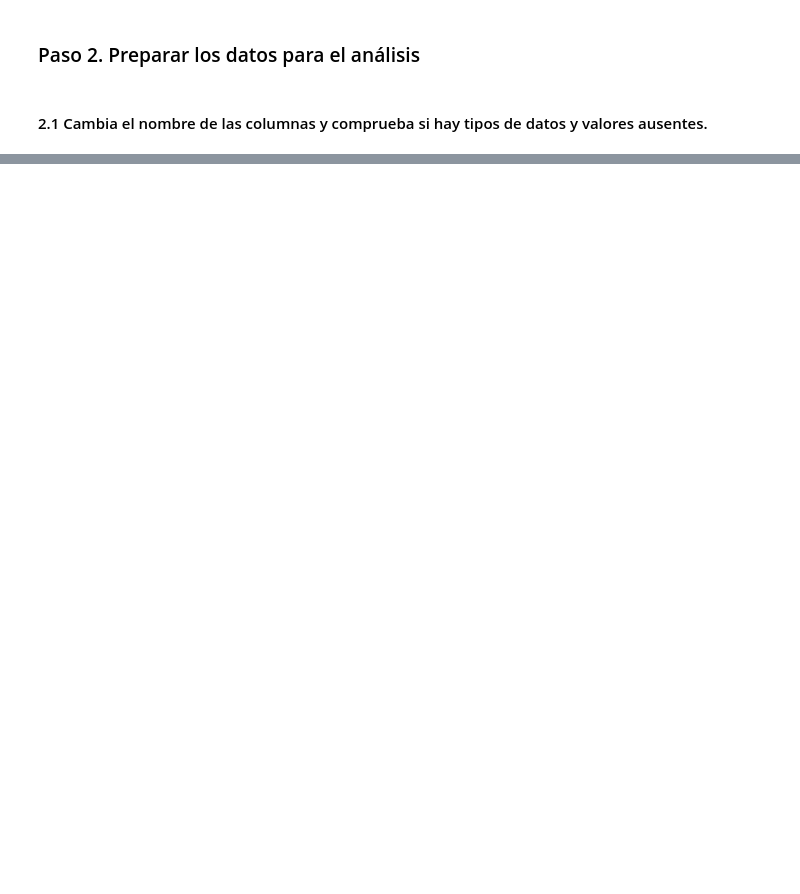
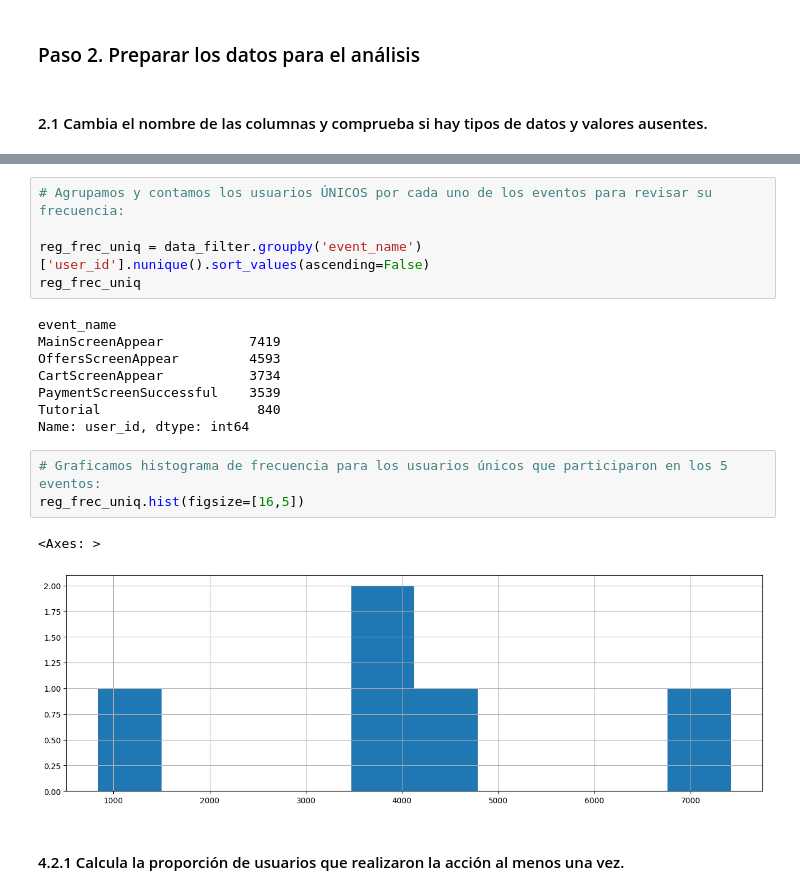
Before and after one commit to alfredo-ormenog/PROYECTO_11_TT_ANALISIS-DE-EVENTOS, a Jupyter notebook: proyect_11.ipynb, the cells around one changed output, grey strips where cells are left out. Saved outputs shown, nothing was run; the diff lists cells and outputs as text; blank space fills up the shorter version.

```diff
--- a/proyect_11.ipynb
+++ b/proyect_11.ipynb
@@ -65,0 +327,21 @@ A primera instancia con este DF logs, obtenemos que esta compuesto por cuatro co
+# %%
+# Agrupamos y contamos los usuarios ÚNICOS por cada uno de los eventos para revisar su frecuencia:
+
+reg_frec_uniq = data_filter.groupby('event_name')['user_id'].nunique().sort_values(ascending=False)
+reg_frec_uniq
+# %% [output]
+event_name
+MainScreenAppear           7419
+OffersScreenAppear         4593
+CartScreenAppear           3734
+PaymentScreenSuccessful    3539
+Tutorial                    840
+Name: user_id, dtype: int64
+# %%
+# Graficamos histograma de frecuencia para los usuarios únicos que participaron en los 5 eventos:
+reg_frec_uniq.hist(figsize=[16,5])
+# %% [output]
+<Axes: >
+[figure, added]
+# %% [markdown]
+#### 4.2.1 Calcula la proporción de usuarios que realizaron la acción al menos una vez.
```
Also changed, not shown: parts of 53 cells of this notebook, 2 other files.
